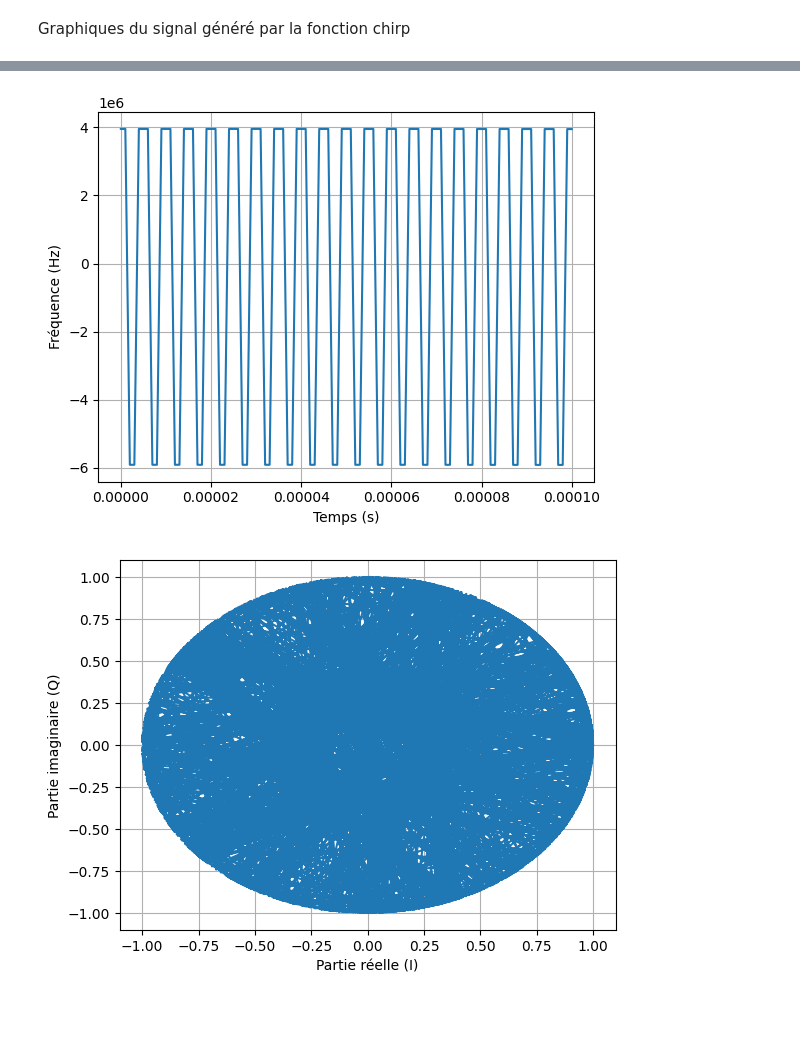
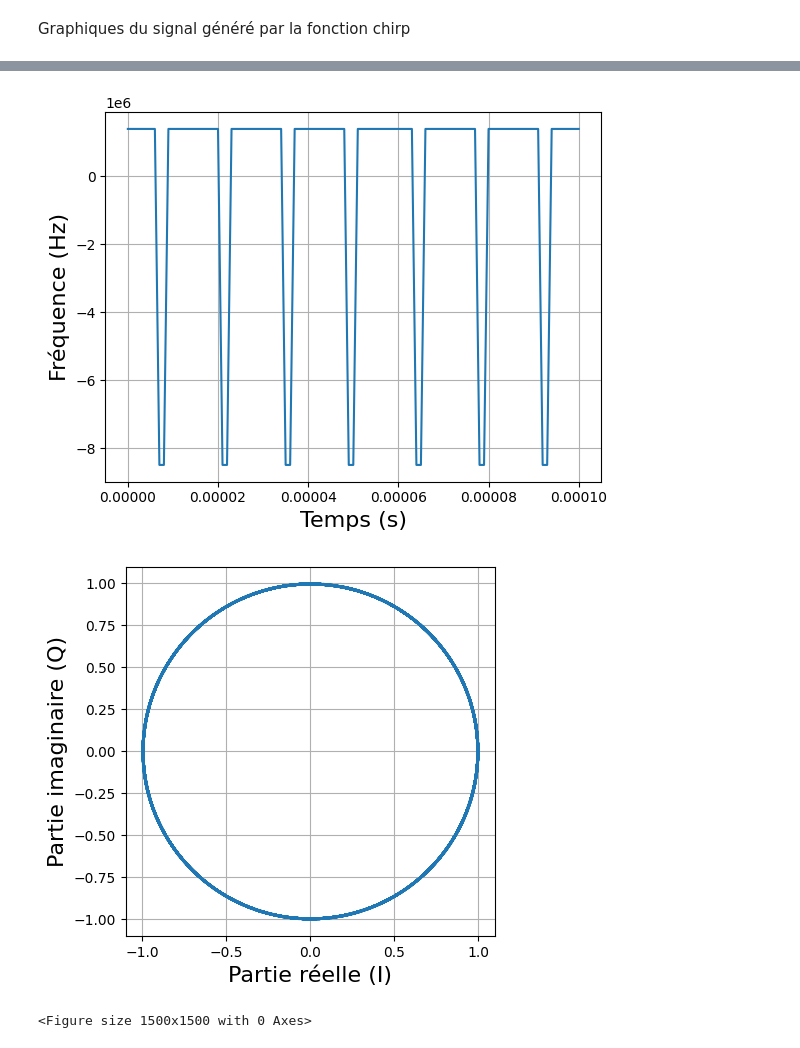
Before and after one commit to JustineLejeune/Mandat-0, a Jupyter notebook: notebook.ipynb, the cells around one changed output, grey strips where cells are left out. Saved outputs shown, nothing was run; the diff lists cells and outputs as text; code cells hidden in the pictures; blank space fills up the shorter version.

```diff
--- a/notebook.ipynb
+++ b/notebook.ipynb
@@ -22,13 +22,13 @@ def Enregistrement(FREQ, TEMPS):
 # %% [markdown]
 Graphique de la densité spectrale de puissance
 # %%
-def PSD(SAMPLES, FREQ):
+def PSD(SAMPLES, FREQ, MIN, MAX):
     plt.psd(SAMPLES, NFFT=2 ** 14, Fs=1024000 / 1e6, Fc=FREQ / 1e6)
     plt.xlim(FREQ/10**6-0.3, FREQ/10**6+0.3)
     plt.ylim(-50,30)
-    plt.yticks([-50,-40,-30,-20,-10,0,10,20,30])
+    plt.yticks(np.arange(MIN,MAX,10))
     plt.xlabel("Fréquence (MHz)", fontsize = 16)#vraiment en secondes?
-    plt.ylabel("Densité spectrale de puissance (dB/Hz)", fontsize = 16)
+    plt.ylabel("DSP (dB/Hz)", fontsize = 16)
     plt.show()
 # %% [markdown]
 Graphique des signaux bruts, partie réelle et imaginaire
@@ -55,7 +55,7 @@ def PHASE(SAMPLES, TEMPS, ZOOM):
     plt.plot(temps[:ZOOM],phase[:ZOOM])
     plt.grid(True)
     plt.xlabel("Temps (s)", fontsize = 16)#vraiment en secondes?
-    plt.ylabel("Amplitude", fontsize = 16)
+    plt.ylabel("Phase", fontsize = 16)
     plt.show()
 # %% [markdown]
 Graphique de la fréquence instantanée
@@ -78,9 +78,11 @@ def IQ(SAMPLES, ZOOM):
     real = np.real(SAMPLES)
     imag = np.imag(SAMPLES)
     plt.plot(real[:ZOOM],imag[:ZOOM])
+    plt.gca().set_aspect('equal', adjustable='box')
     plt.grid(True)
     plt.xlabel("Partie réelle (I)", fontsize = 16)#vraiment en secondes?
     plt.ylabel("Partie imaginaire (Q)", fontsize = 16)
+    plt.figure(figsize = (15,15))
     plt.show()
 # %% [markdown]
 Acquisition des signaux
@@ -107,11 +110,14 @@ IQ(samples_RC, 1001)
 # %% [markdown]
 Modulation du signal audio généré avec la fonction chirp
 # %%
-delta_f = 200000
-fs = 1000000
-t = np.linspace(0, 2, fs) #Quoi choisir comme temps?
+delta_f = 75*10**3
+t = np.linspace(0, 0.2, 1000000)
 signal_audio = scipy.signal.chirp(t, 0, 0.01, 2000)
 integrale = cumtrapz(signal_audio, t, initial=0)
 I_signal_FM = np.cos(2 * np.pi * freq_radiocanada * t + 2 * np.pi * delta_f * integrale)
 Q_signal_FM = np.sin(2 * np.pi * freq_radiocanada * t + 2 * np.pi * delta_f * integrale)
 samples_chirp = I_signal_FM + 1j*Q_signal_FM
+
+fig, ax = plt.subplots()
+ax.plot(t[:], signal_audio[:])
+plt.show()
@@ -118,9 +126,17 @@ samples_chirp = I_signal_FM + 1j*Q_signal_FM
 # %% [markdown]
 Graphiques du signal généré par la fonction chirp
 # %%
-PSD(samples_chirp, 2000)
+PSD(samples_chirp, 2000, -180, 30)
 BRUT(samples_chirp,10,101)
 PHASE(samples_chirp,1,101)
 FREQ_I(samples_chirp,1,101)
 IQ(samples_chirp, 1001)
+
+real = np.real(signal_audio)
+imag = np.imag(signal_audio)
+plt.plot(real[:1001],imag[:1001])
+plt.grid(True)
+plt.xlabel("Partie réelle (I)", fontsize = 16)#vraiment en secondes?
+plt.ylabel("Partie imaginaire (Q)", fontsize = 16)
+plt.show()
 # %% [output]
@@ -130,2 +146,3 @@ IQ(samples_chirp, 1001)
-[figure, old version]
+[figure, new version]
-[figure, old version]
+[figure, new version]
+<Figure size 1500x1500 with 0 Axes>
```
Also changed, not shown: parts of 3 cells of this notebook.
